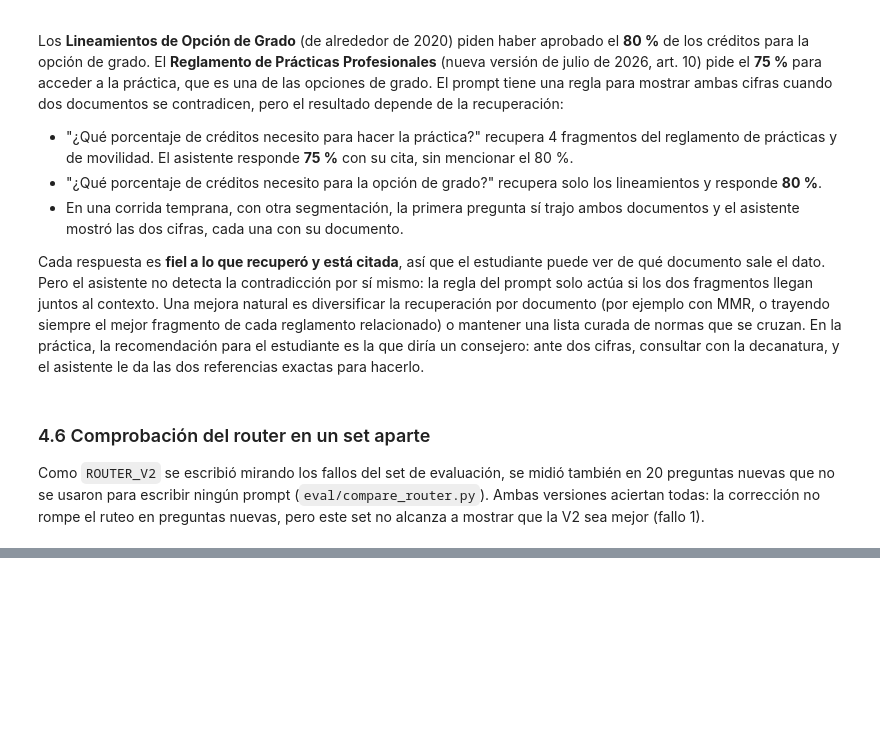
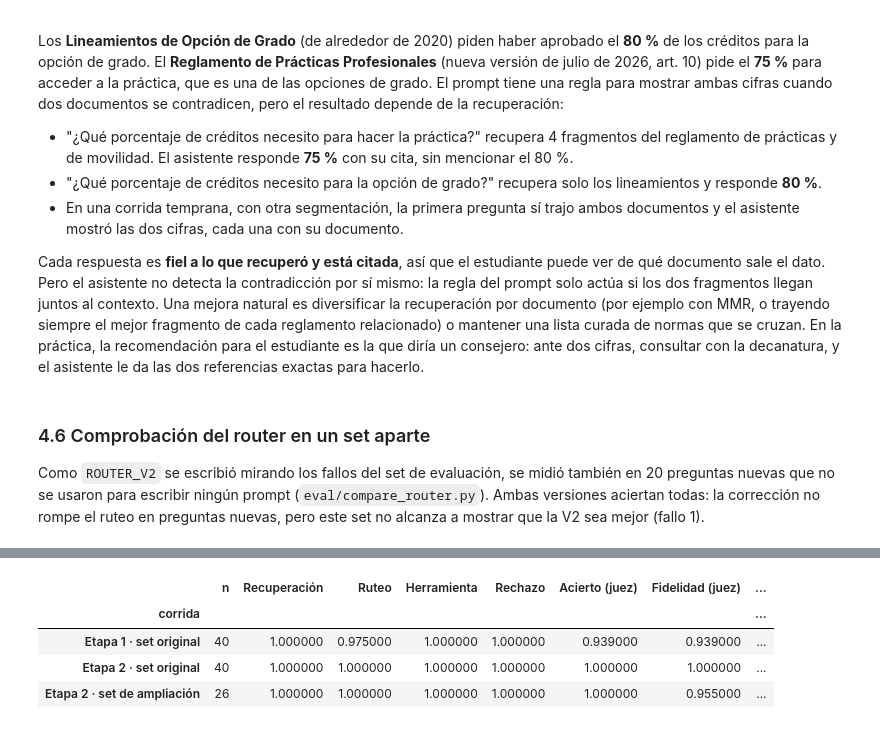
Before and after one commit to MarlioCharryECI/eciguia-gelm, a Jupyter notebook: proyecto.ipynb, the cells around one changed output, grey strips where cells are left out. Drawn from its saved outputs; the diff is of its cells as text; code cells hidden in the pictures; blank space fills up the shorter version.

Commit message:
Fase 8: evaluación de la ampliación (0 regresiones, 55/55 correctas en revisión manual), router v3, notebook y README actualizados

```diff
--- a/proyecto.ipynb
+++ b/proyecto.ipynb
@@ -345,6 +356,9 @@ PREGUNTAS_DEMO = [
     "Saqué 4.2 en una materia de 3 créditos y 3.6 en una de 4, ¿cuál es mi promedio?",
     "¿Cuántas faltas de asistencia se permiten antes de perder una materia?",
     "¿Me recomiendas una película?",
+    "¿Cuánto cuesta la matrícula de ingeniería en 2027?",
+    "¿En qué semestre se ve Arquitecturas de Software?",
+    "¿Qué requisitos hay para hacer doble programa?",
 ]
 
 if EN_VIVO:
@@ -482,8 +611,8 @@ tabla.style.format({c: "{:.0%}" for c in porcentajes}).format({"Latencia mediana
 
 El umbral decide si hay evidencia suficiente para responder. Para elegirlo con datos (`eval/calibrate.py`) se midió la distancia coseno del mejor fragmento para 25 preguntas cuya respuesta sí está en los documentos (positivas) y 27 cuya respuesta no está (negativas): las 7 fuera de alcance y trampas del set, más 20 preguntas nuevas que suenan a la Escuela, como horario de la biblioteca, nota mínima o carné (`eval/calibracion_negativas.jsonl`).
 # %%
-display(Image(filename=RESULTADOS / "calibracion.png", width=820))
-calibracion = json.loads((RESULTADOS / "calibracion.json").read_text(encoding="utf-8"))
+display(Image(filename=RESULTADOS / "calibracion_etapa1.png", width=820))
+calibracion = json.loads((RESULTADOS / "calibracion_etapa1.json").read_text(encoding="utf-8"))
 curva = pd.DataFrame(calibracion["curva"]).set_index("umbral")
 curva.loc[[0.35, 0.40, 0.45, 0.50, 0.55, 0.60, 0.65]].style.format("{:.0%}")
 # %% [output]
@@ -552,7 +681,7 @@ Cada respuesta es **fiel a lo que recuperó y está citada**, así que el estudi
 
 Como `ROUTER_V2` se escribió mirando los fallos del set de evaluación, se midió también en 20 preguntas nuevas que no se usaron para escribir ningún prompt (`eval/compare_router.py`). Ambas versiones aciertan todas: la corrección no rompe el ruteo en preguntas nuevas, pero este set no alcanza a mostrar que la V2 sea mejor (fallo 1).
 # %%
-holdout = json.loads((RESULTADOS / "ruteo_holdout.json").read_text(encoding="utf-8"))
-print("Exactitud del router en el set aparte:", {v: f"{a:.0%}" for v, a in holdout["exactitud"].items()})
+holdout = json.loads((RESULTADOS / "ruteo_holdout_etapa1.json").read_text(encoding="utf-8"))
+print("Exactitud del router en el set aparte (etapa 1):", {v: f"{a:.0%}" for v, a in holdout["exactitud"].items()})
 pd.DataFrame(holdout["preguntas"]).set_index("id")
 # %% [output]
@@ -577,0 +719,19 @@ Exactitud del router en el set aparte: {'v1': '100%', 'v2': '100%'}
+# %%
+# Segunda etapa: el set original (regresión) y el set de ampliación, con la configuración final de la app
+filas = []
+for corrida, nombre in [("6_final", "Etapa 1 · set original"), ("8_final_original", "Etapa 2 · set original"),
+                        ("8_final_nuevas", "Etapa 2 · set de ampliación")]:
+    r = json.loads((RESULTADOS / f"{corrida}.json").read_text(encoding="utf-8"))
+    filas.append({"corrida": nombre, "n": r["n"], "Recuperación": r["hit@k_retriever"], "Ruteo": r["ruteo_correcto"],
+                  "Herramienta": r["herramienta_correcta"], "Rechazo": r["rechazo_correcto"],
+                  "Acierto (juez)": r["acierto_respuesta"], "Fidelidad (juez)": r["fidelidad"],
+                  "Latencia mediana (s)": r["latencia_mediana_s"]})
+etapa2 = pd.DataFrame(filas).set_index("corrida")
+pct = [c for c in etapa2.columns if c not in ("n", "Latencia mediana (s)")]
+etapa2.style.format({c: "{:.0%}" for c in pct}).format({"Latencia mediana (s)": "{:.1f}"})
+# %% [output]
+|  | n | Recuperación | Ruteo | Herramienta | Rechazo | Acierto (juez) | Fidelidad (juez) | ... |
+| corrida |  |  |  |  |  |  |  | ... |
+| Etapa 1 · set original | 40 | 1.000000 | 0.975000 | 1.000000 | 1.000000 | 0.939000 | 0.939000 | ... |
+| Etapa 2 · set original | 40 | 1.000000 | 1.000000 | 1.000000 | 1.000000 | 1.000000 | 1.000000 | ... |
+| Etapa 2 · set de ampliación | 26 | 1.000000 | 1.000000 | 1.000000 | 1.000000 | 1.000000 | 0.955000 | ... |
```
Also changed, not shown: parts of 14 cells of this notebook, 12 other files.
